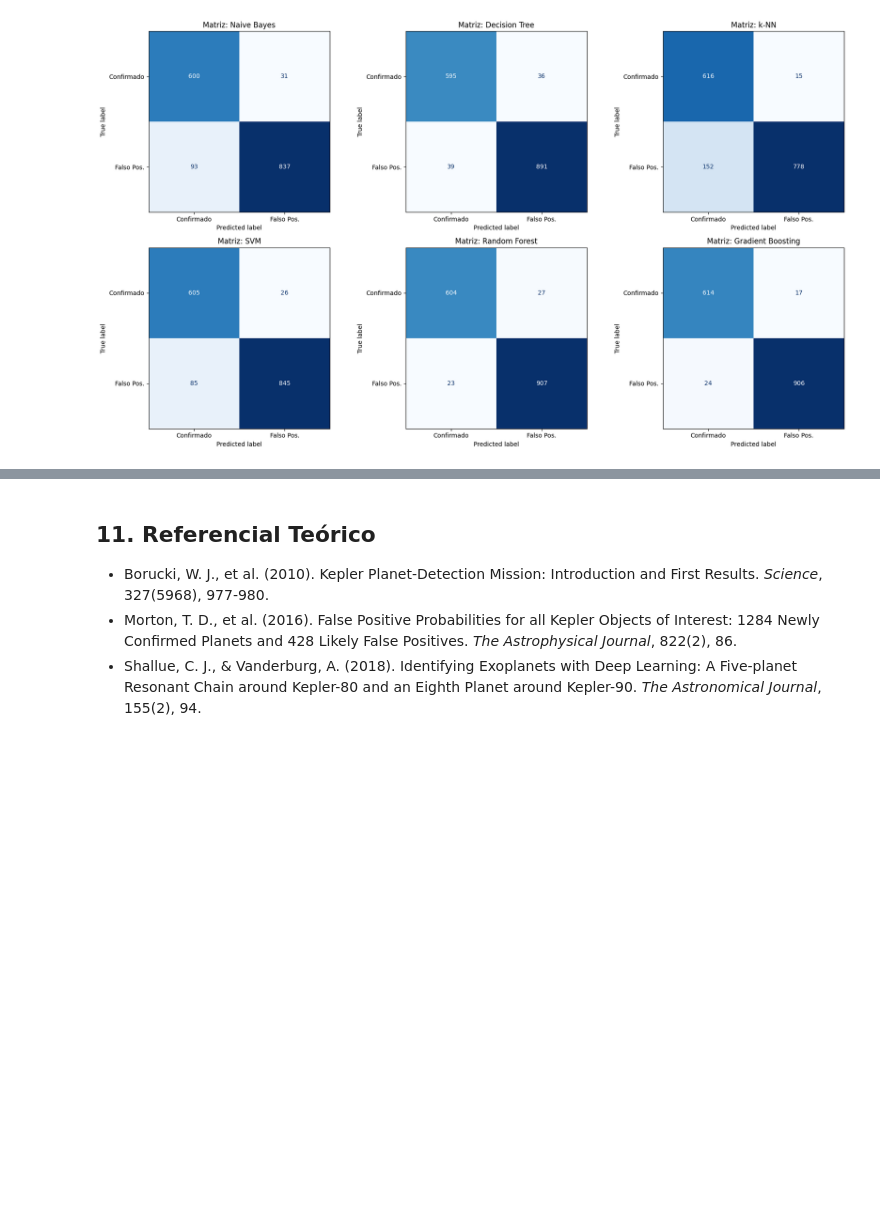
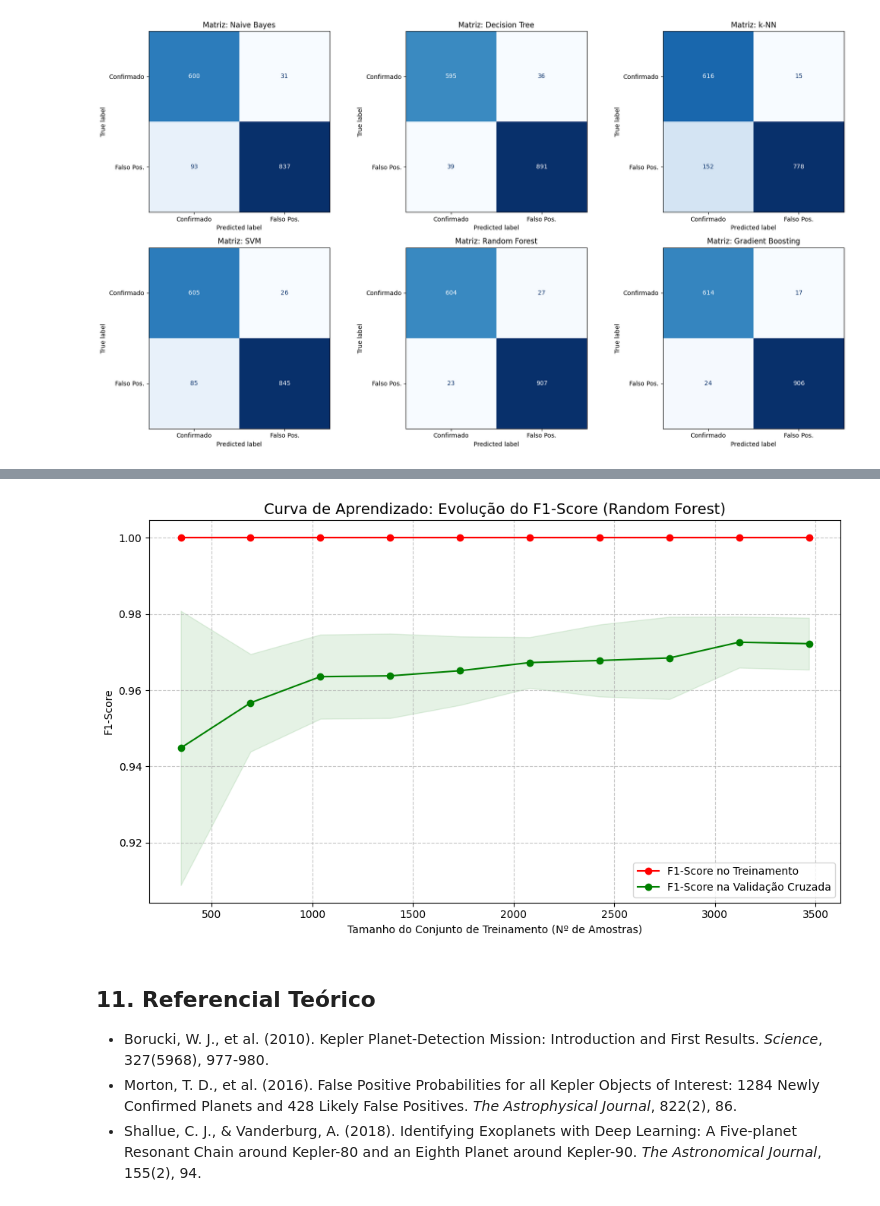
Before and after one commit to pedrinndias/study, a Jupyter notebook: trabalho-pratico-1-encontrando-exoplanetas.ipynb, the cells around one changed output, grey strips where cells are left out. Saved outputs shown, nothing was run; the diff lists cells and outputs as text; code cells hidden in the pictures; blank space fills up the shorter version.

```diff
--- a/trabalho-pratico-1-encontrando-exoplanetas.ipynb
+++ b/trabalho-pratico-1-encontrando-exoplanetas.ipynb
@@ -569,3 +631,42 @@ Modelo: Naive Bayes
+# %%
+# Usamos a Random Forest como modelo representativo
+modelo_analise = modelos["Random Forest"]
+
+# Calcula a curva de aprendizado usando F1-score
+train_sizes, train_scores, val_scores = learning_curve(
+    estimator=modelo_analise,
+    X=X_train,
+    y=y_train,
+    train_sizes=np.linspace(0.1, 1.0, 10), # Testa com 10% até 100% dos dados
+    cv=5,
+    scoring='f1',
+    n_jobs=-1 # Usa todos os núcleos do processador para ser mais rápido
+)
+
+# Calcula médias e desvios
+train_scores_mean = np.mean(train_scores, axis=1)
+train_scores_std = np.std(train_scores, axis=1)
+val_scores_mean = np.mean(val_scores, axis=1)
+val_scores_std = np.std(val_scores, axis=1)
+
+# Plotagem
+plt.figure(figsize=(10, 6))
+plt.plot(train_sizes, train_scores_mean, 'o-', color="r", label="F1-Score no Treinamento")
+plt.plot(train_sizes, val_scores_mean, 'o-', color="g", label="F1-Score na Validação Cruzada")
+
+# Adiciona as faixas de margem de erro (desvio padrão)
+plt.fill_between(train_sizes, train_scores_mean - train_scores_std, train_scores_mean + train_scores_std, alpha=0.1, color="r")
+plt.fill_between(train_sizes, val_scores_mean - val_scores_std, val_scores_mean + val_scores_std, alpha=0.1, color="g")
+
+plt.title('Curva de Aprendizado: Evolução do F1-Score (Random Forest)', fontsize=14)
+plt.xlabel('Tamanho do Conjunto de Treinamento (Nº de Amostras)')
+plt.ylabel('F1-Score')
+plt.legend(loc="lower right")
+plt.grid(True, linestyle='--', alpha=0.7)
+plt.tight_layout()
+plt.show()
+# %% [output]
+[figure, added]
 # %% [markdown]
 ## 11. Referencial Teórico
 
```
Also changed, not shown: parts of 6 cells of this notebook.
